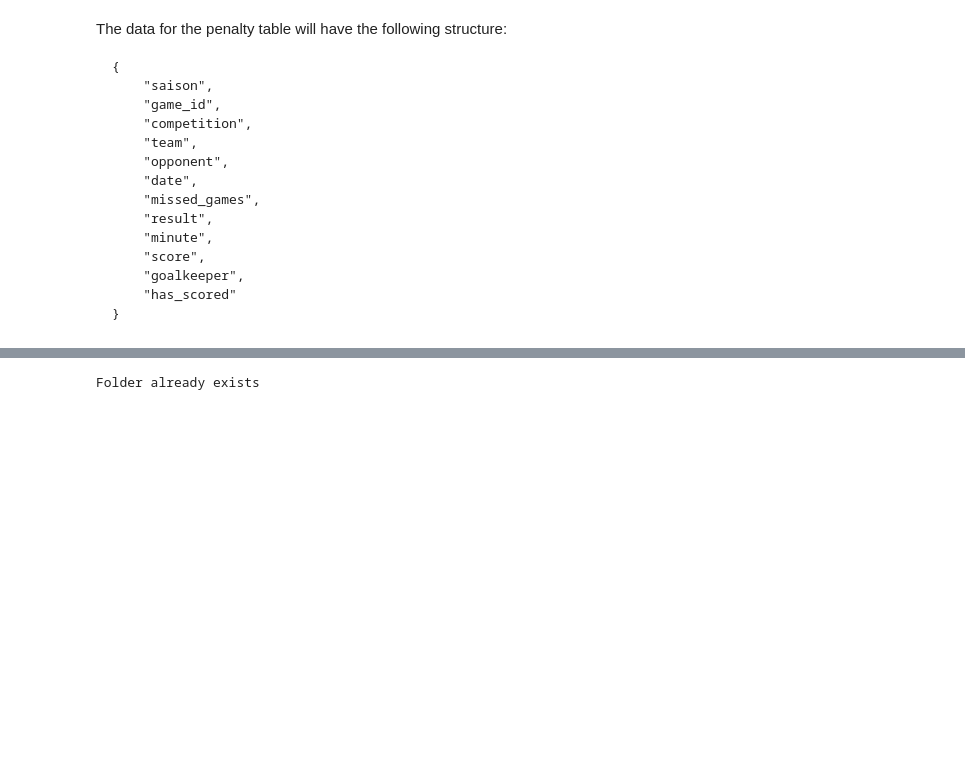
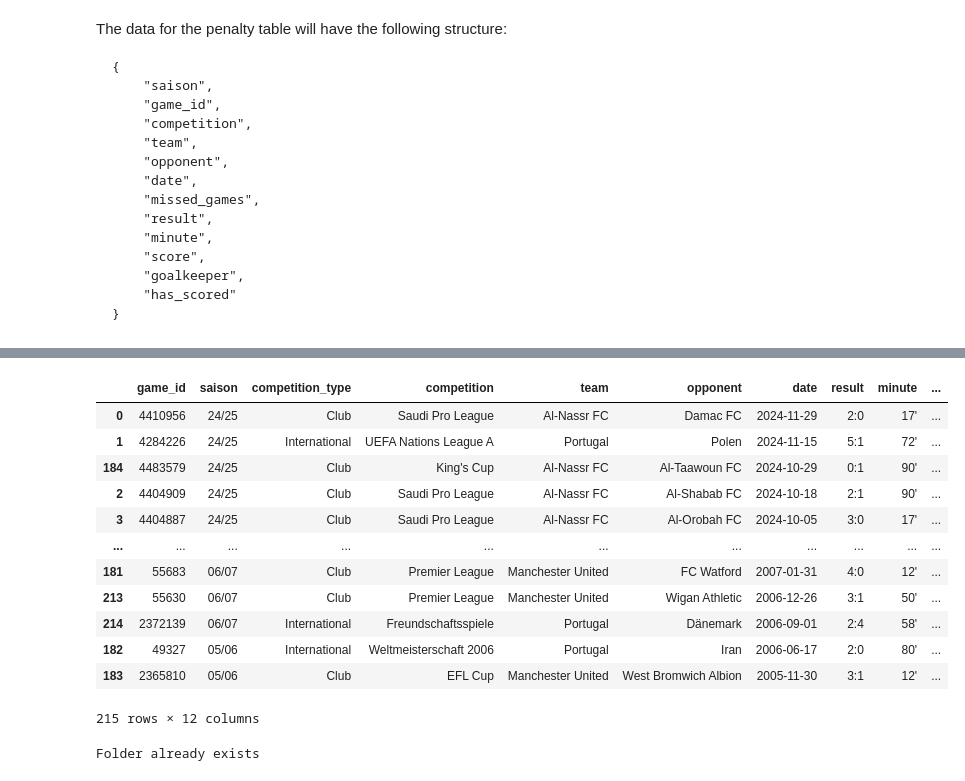
Before and after one commit to NiklasKiefer/analysewerkzeuge_projekt, a Jupyter notebook: penalty_scraper.ipynb, the cells around one changed output, grey strips where cells are left out. Saved outputs shown, nothing was run; the diff lists cells and outputs as text; code cells hidden in the pictures; blank space fills up the shorter version.

Commit message:
Added international / club information about penalty

```diff
--- a/penalty_scraper.ipynb
+++ b/penalty_scraper.ipynb
@@ -236,6 +236,13 @@ def getPenaltyRow(row):
     team_tag = competition_tag.find_next("td").find_next("a")
     if team_tag:
         penalty["team"] = team_tag.get("title", "no title available")
+        img = team_tag.find_next("img")
+        if (img):
+            img_class = img.get("class", "no class available")
+            if (img_class == ["flaggenrahmen"]):
+                penalty["competition_type"] = "International"
+            else:
+                penalty["competition_type"] = "Club"
 
     # get date of game
     date_tag = team_tag.find_next("td")
@@ -313,6 +320,7 @@ def createPenaltyDataFrameForTables(tables_success, tables_missed):
             df_row = {
                     'game_id': penalty['game_id'],
                     'saison': penalty['saison'],
+                    'competition_type': penalty['competition_type'],
                     'competition': penalty['competition'],
                     'team': penalty['team'],
                     'opponent': penalty['opponent'],
@@ -331,6 +339,7 @@ def createPenaltyDataFrameForTables(tables_success, tables_missed):
             df_row = {
                     'game_id': penalty['game_id'],
                     'saison': penalty['saison'],
+                    'competition_type': penalty['competition_type'],
                     'competition': penalty['competition'],
                     'team': penalty['team'],
                     'opponent': penalty['opponent'],
@@ -354,3 +381,19 @@ df_ronaldo = createPenaltyDataFrameForTables(penalty_success_ronaldo, penalty_mi
+# %%
+df_ronaldo
+# %% [output]
+|  | game_id | saison | competition_type | competition | team | opponent | date | result | minute | ... |
+| 0 | 4410956 | 24/25 | Club | Saudi Pro League | Al-Nassr FC | Damac FC | 2024-11-29 | 2:0 | 17' | ... |
+| 1 | 4284226 | 24/25 | International | UEFA Nations League A | Portugal | Polen | 2024-11-15 | 5:1 | 72' | ... |
+| 184 | 4483579 | 24/25 | Club | King's Cup | Al-Nassr FC | Al-Taawoun FC | 2024-10-29 | 0:1 | 90' | ... |
+| 2 | 4404909 | 24/25 | Club | Saudi Pro League | Al-Nassr FC | Al-Shabab FC | 2024-10-18 | 2:1 | 90' | ... |
+| 3 | 4404887 | 24/25 | Club | Saudi Pro League | Al-Nassr FC | Al-Orobah FC | 2024-10-05 | 3:0 | 17' | ... |
+| ... | ... | ... | ... | ... | ... | ... | ... | ... | ... | ... |
+| 181 | 55683 | 06/07 | Club | Premier League | Manchester United | FC Watford | 2007-01-31 | 4:0 | 12' | ... |
+| 213 | 55630 | 06/07 | Club | Premier League | Manchester United | Wigan Athletic | 2006-12-26 | 3:1 | 50' | ... |
+| 214 | 2372139 | 06/07 | International | Freundschaftsspiele | Portugal | Dänemark | 2006-09-01 | 2:4 | 58' | ... |
+| 182 | 49327 | 05/06 | International | Weltmeisterschaft 2006 | Portugal | Iran | 2006-06-17 | 2:0 | 80' | ... |
+| 183 | 2365810 | 05/06 | Club | EFL Cup | Manchester United | West Bromwich Albion | 2005-11-30 | 3:1 | 12' | ... |
+215 rows × 12 columns
 # %%
 # Combine the datasets
 df_messi["player_name"] = "Lionel Messi"
```
Also changed, not shown: parts of 2 cells of this notebook.
